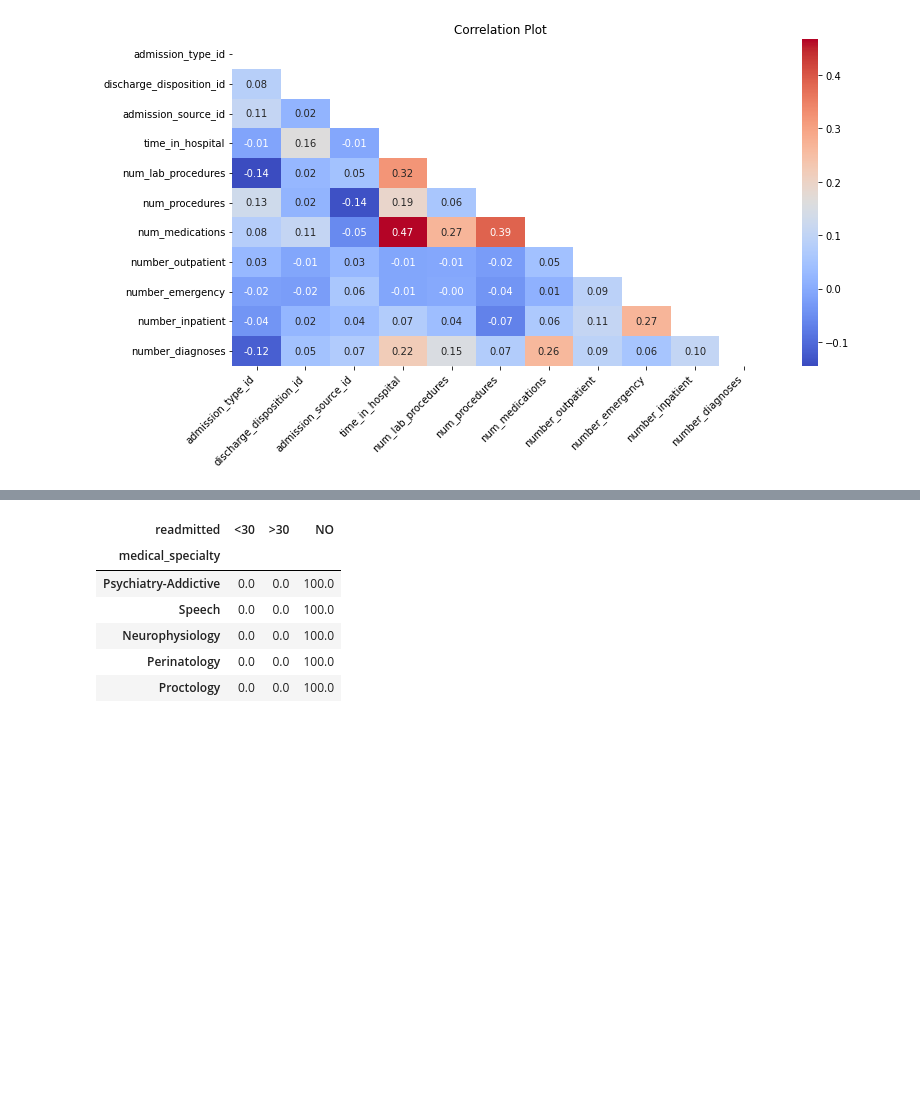
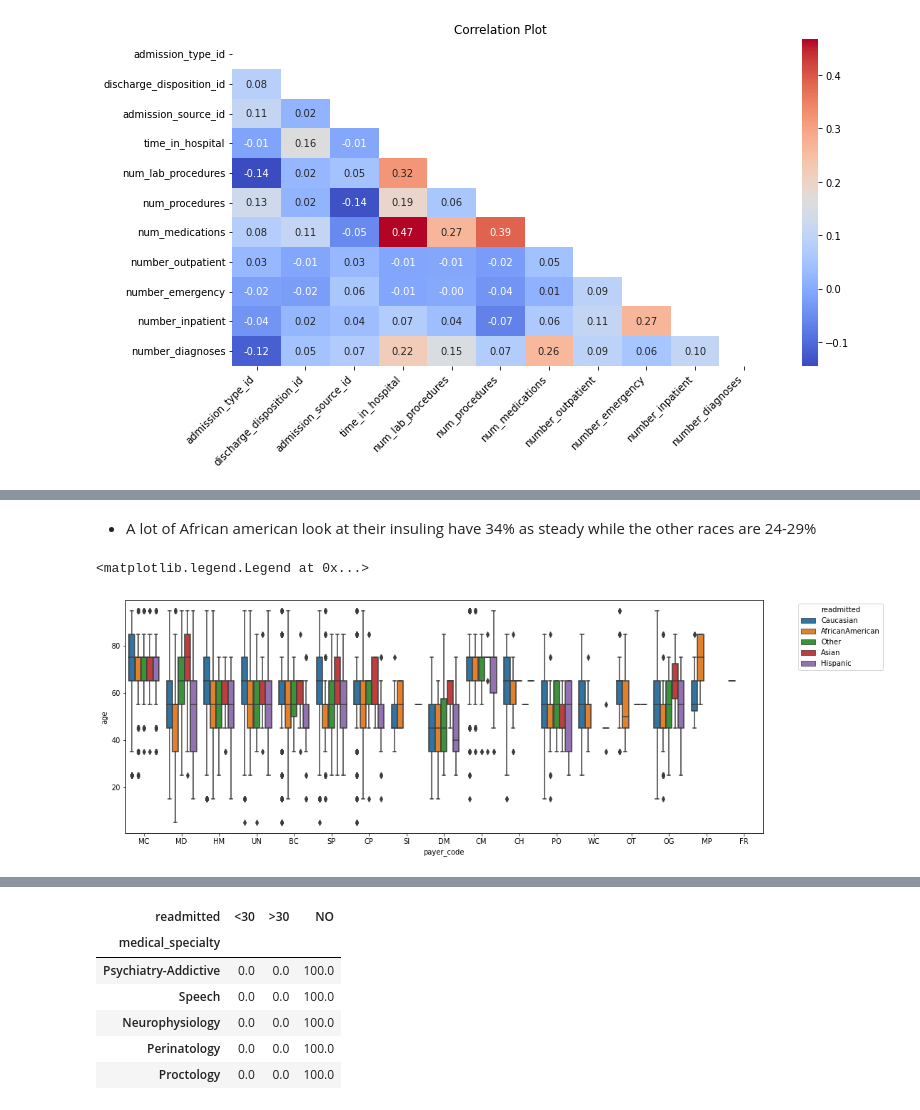
Before and after one commit to lauraah10/QW-Projects, a Jupyter notebook: Project2_QW.ipynb, the cells around one changed output, grey strips where cells are left out. Saved outputs shown, nothing was run; the diff lists cells and outputs as text; code cells hidden in the pictures; blank space fills up the shorter version.

```diff
--- a/Project2_QW.ipynb
+++ b/Project2_QW.ipynb
@@ -100,0 +406,11 @@ plt.show()
+# %%
+race_by_numimp = dt.groupby(['readmitted', 'num_medications'])['race'].apply(lambda x: x.mode().iloc[0])
+
+# Replace NA in "race" using race_by_numimp
+for i in range(len(dt)):
+    if pd.isna(dt.at[i, 'race']):
+        readmitted_value = dt.at[i, 'readmitted']
+        num_medications_value = dt.at[i, 'num_medications']
+        if (readmitted_value, num_medications_value) in race_by_numimp.index:
+            imputed_race = race_by_numimp.loc[(readmitted_value, num_medications_value)]
+            dt.at[i, 'race'] = imputed_race
@@ -100,0 +477,12 @@ plt.show()
+# %% [markdown]
++ A lot of African american look at their insuling have 34% as steady while the other races are 24-29%
+# %%
+# sns.barplot(x="race", data= dt, hue="race")
+# Create a strip plot
+plt.figure(figsize=(16, 6))
+
+sns.boxplot(x="payer_code", y="age", hue='race', data=dt)
+plt.legend(title='readmitted', bbox_to_anchor=(1.05, 1), loc='upper left')
+# %% [output]
+<matplotlib.legend.Legend at 0x...>
+[figure, added]
```
Also changed, not shown: parts of 80 cells of this notebook.
